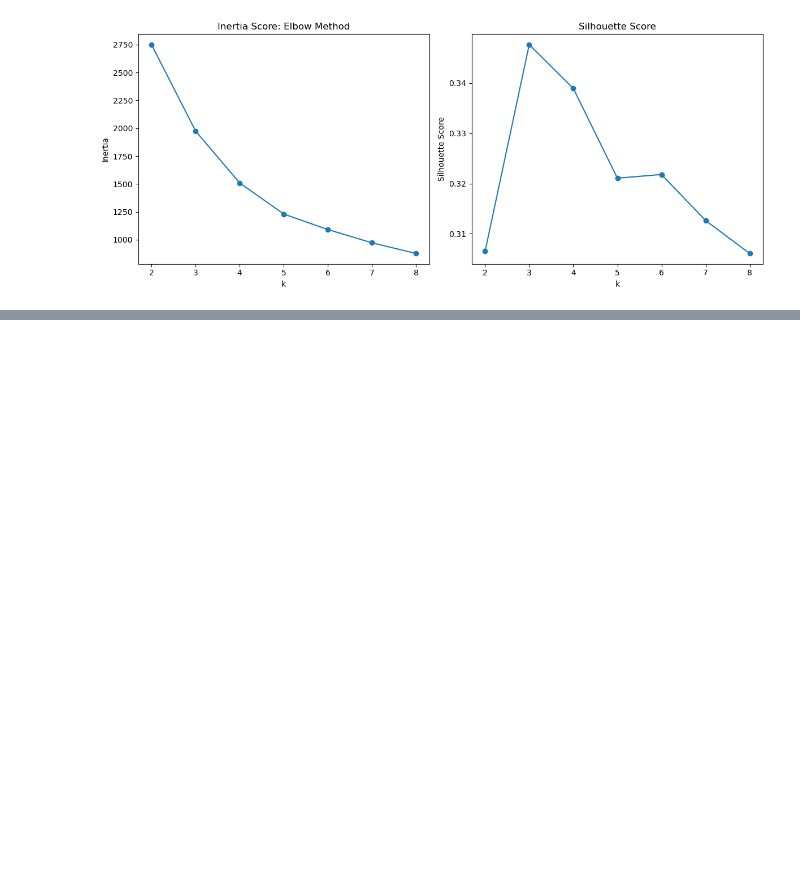
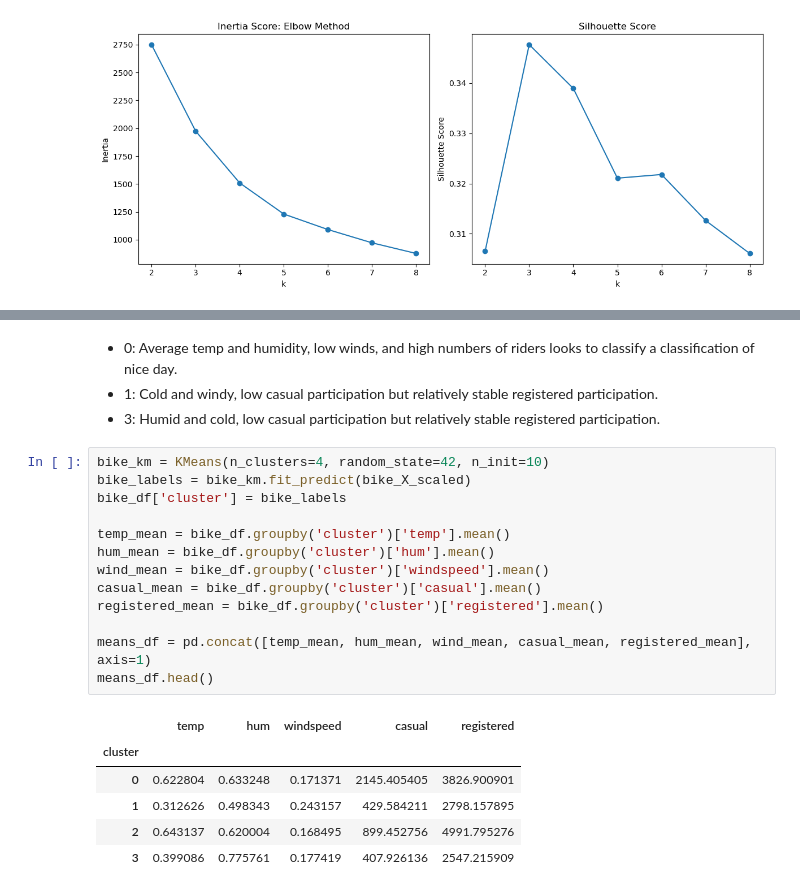
Before and after one commit to crussell1856/ML_Clustering, a Jupyter notebook: assignment.ipynb, the cells around one changed output, grey strips where cells are left out. Saved outputs shown, nothing was run; the diff lists cells and outputs as text; blank space fills up the shorter version.

```diff
--- a/assignment.ipynb
+++ b/assignment.ipynb
@@ -106,0 +181,24 @@ plt.show()
+# %% [markdown]
+- 0: Average temp and humidity, low winds, and high numbers of riders looks to classify a classification of nice day.
+- 1: Cold and windy, low casual participation but relatively stable registered participation.
+- 3: Humid and cold, low casual participation but relatively stable registered participation.
+# %%
+bike_km = KMeans(n_clusters=4, random_state=42, n_init=10)
+bike_labels = bike_km.fit_predict(bike_X_scaled)
+bike_df['cluster'] = bike_labels
+
+temp_mean = bike_df.groupby('cluster')['temp'].mean()
+hum_mean = bike_df.groupby('cluster')['hum'].mean()
+wind_mean = bike_df.groupby('cluster')['windspeed'].mean()
+casual_mean = bike_df.groupby('cluster')['casual'].mean()
+registered_mean = bike_df.groupby('cluster')['registered'].mean()
+
+means_df = pd.concat([temp_mean, hum_mean, wind_mean, casual_mean, registered_mean], axis=1)
+means_df.head()
+# %% [output]
+|  | temp | hum | windspeed | casual | registered |
+| cluster |  |  |  |  |  |
+| 0 | 0.622804 | 0.633248 | 0.171371 | 2145.405405 | 3826.900901 |
+| 1 | 0.312626 | 0.498343 | 0.243157 | 429.584211 | 2798.157895 |
+| 2 | 0.643137 | 0.620004 | 0.168495 | 899.452756 | 4991.795276 |
+| 3 | 0.399086 | 0.775761 | 0.177419 | 407.926136 | 2547.215909 |
```
Also changed, not shown: parts of 11 cells of this notebook, 1 other file.
